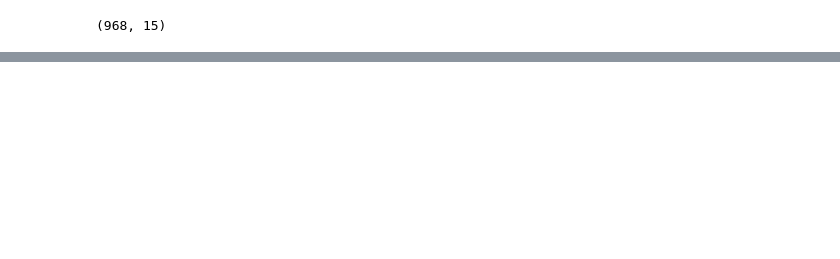
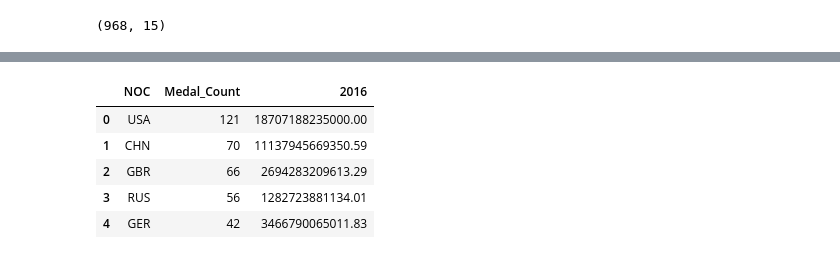
Before and after one commit to tysorensen/project1-group1, a Jupyter notebook: olympic_data_angie.ipynb, the cells around one changed output, grey strips where cells are left out. Drawn from its saved outputs; the diff is of its cells as text; code cells hidden in the pictures; blank space fills up the shorter version.

Commit message:
Merging 2016 NOC medal count to 2016 NOC GDP

```diff
--- a/olympic_data_angie.ipynb
+++ b/olympic_data_angie.ipynb
@@ -101,6 +101,7 @@ final_result.shape
 # %% [output]
 (968, 15)
 # %%
-medal_count_by_NOC_2016 = final_result.NOC.value_counts()
-medal_count_by_NOC_2016
+medal_count_by_NOC_2016 = final_result.NOC.value_counts().to_frame(name = "Medal_Count").reset_index()
+final_medal_count_by_NOC_2016 = medal_count_by_NOC_2016.rename(columns={"index": "NOC"})
+final_medal_count_by_NOC_2016.head()
 # %% [output]
@@ -118,0 +114,3 @@ Name: NOC, Length: 86, dtype: int64
+# %%
+gdp_NOC_2016 = gdp_data.loc[: , ["NOC", "2016"]]
+gdp_NOC_2016.head()
@@ -118,0 +124,11 @@ Name: NOC, Length: 86, dtype: int64
+# %%
+# Merge the medal count df and gdp number
+merge_2016 = pd.merge(final_medal_count_by_NOC_2016, gdp_NOC_2016, on="NOC", how="left")
+merge_2016.head()
+# %% [output]
+|  | NOC | Medal_Count | 2016 |
+| 0 | USA | 121 | 18707188235000.00 |
+| 1 | CHN | 70 | 11137945669350.59 |
+| 2 | GBR | 66 | 2694283209613.29 |
+| 3 | RUS | 56 | 1282723881134.01 |
+| 4 | GER | 42 | 3466790065011.83 |
```
Also changed, not shown: parts of 3 cells of this notebook.
